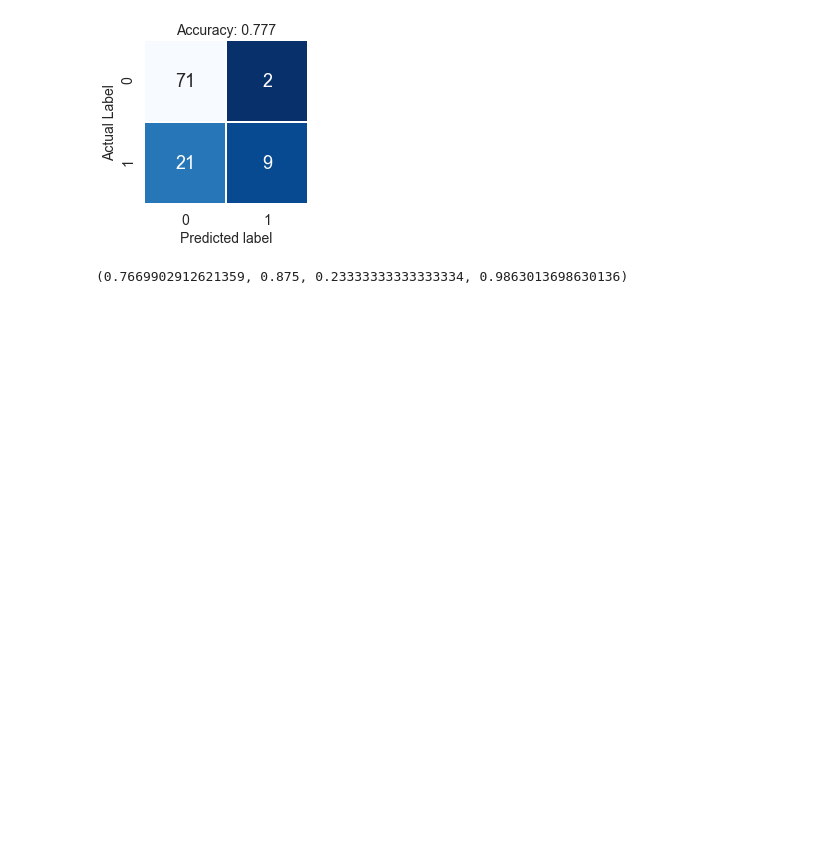
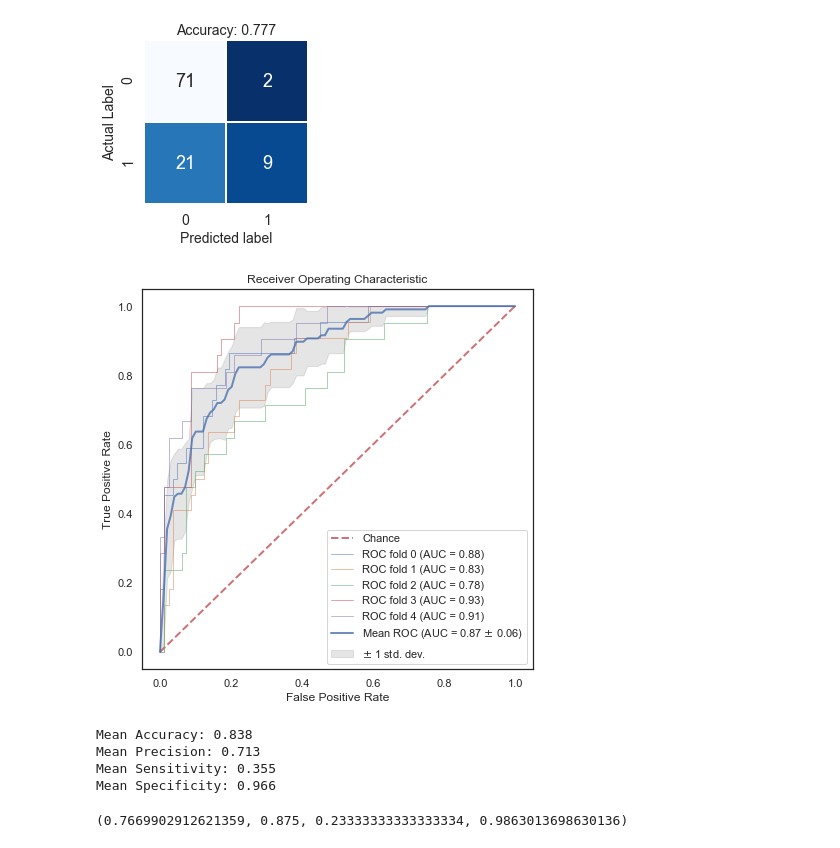
Before and after one commit to codyheiser/canb-ML, a Jupyter notebook: supervised_alg_testing.ipynb, the cells around one changed output. Cells and saved outputs as stored; diff of their text form; code cells hidden in the pictures; blank space fills up the shorter version.

```diff
--- a/supervised_alg_testing.ipynb
+++ b/supervised_alg_testing.ipynb
@@ -69,6 +69,14 @@ cm_metrics(cm)
 plot_cm(cm)
 # %% [output]
 [figure]
+# %%
+logreg_mets = roc_kfold(clf, vlbw_norm, labels, 5, seed=18)
+# %% [output]
+[figure, added]
+Mean Accuracy: 0.838
+Mean Precision: 0.713
+Mean Sensitivity: 0.355
+Mean Specificity: 0.966
 # %%
 # KNN classifier
 neigh = KNeighborsClassifier(n_neighbors=3)
```
Also changed, not shown: parts of 5 cells of this notebook, 4 other files.
